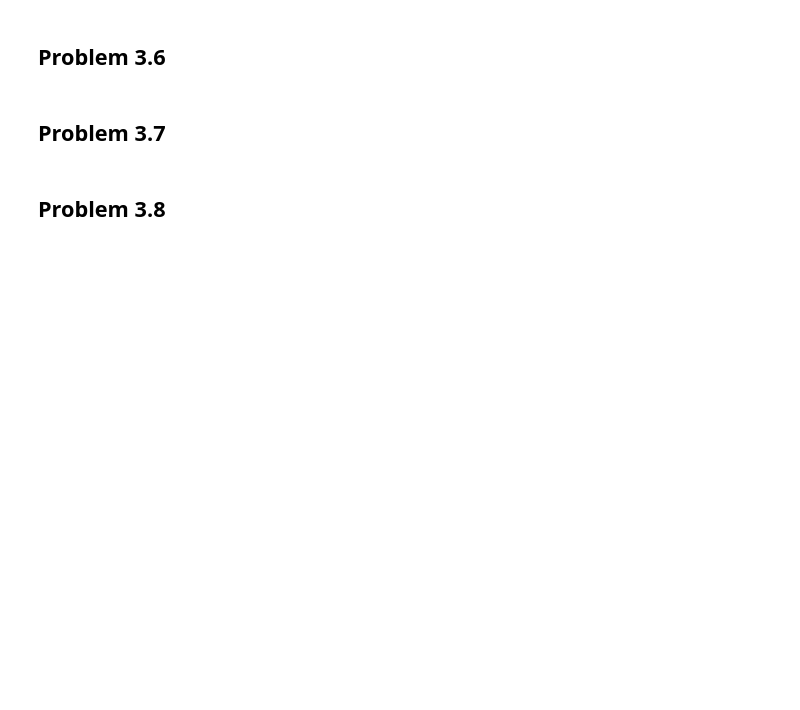
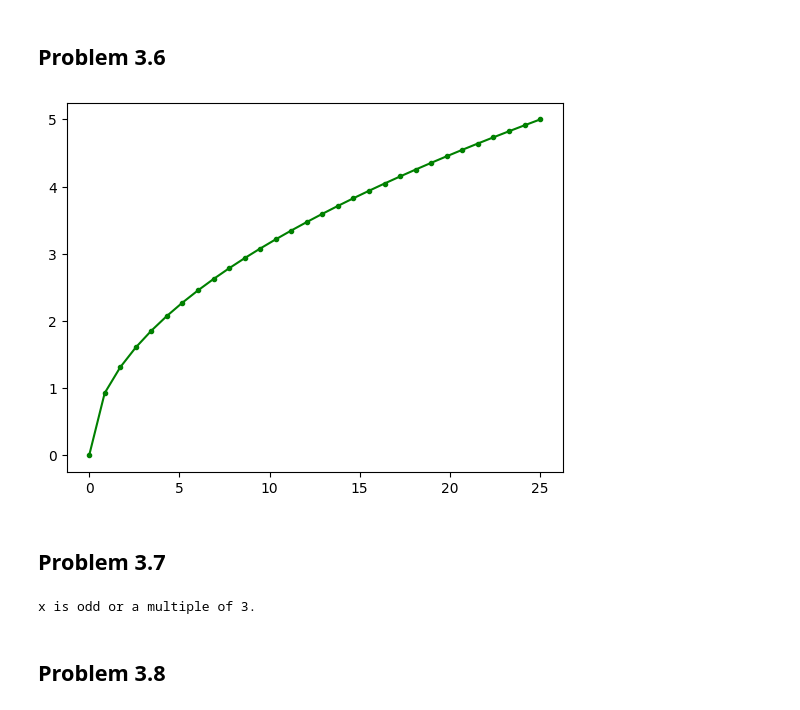
Before and after one commit to SPS-SP2273/learning-portfolio-shawn1368, a Jupyter notebook: Yuan Zhe's Problems/problem_set_3.ipynb, the cells around one changed output. Drawn from its saved outputs; the diff is of its cells as text; code cells hidden in the pictures; blank space fills up the shorter version.

```diff
--- a/Yuan Zhe's Problems/problem_set_3.ipynb
+++ b/Yuan Zhe's Problems/problem_set_3.ipynb
@@ -21,6 +121,30 @@ plt.xkcd()
 # %% [markdown]
 ## Problem 3.6
+# %%
+X = np.linspace(0, 25, 30)
+Y = np.sqrt(X)
+
+fig2, ax2 = plt.subplots()
+ax2.plot(X, Y, color="green", marker=".")
+fig2.savefig("graph_3.6_solution.png", format="png", dpi=600)
+# %% [output]
+[figure, added]
 # %% [markdown]
 ## Problem 3.7
+# %%
+def x_value(x):
+    # This implementation will print the first sentence it matches
+    if x % 2 == 1 and x % 3 == 0:
+        print("x is odd or a multiple of 3.")
+    elif x % 2 == 0 or x % 5 == 0:
+        print("x is even or a multiple of 5.")
+    elif x % 7 != 0:
+        print("x is not a multiple of 7.")
+    else:
+        print("None of the above.")
+
+x_value(63)
+# %% [output]
+x is odd or a multiple of 3.
 # %% [markdown]
 ## Problem 3.8
```
Also changed, not shown: parts of 15 cells of this notebook, 2 other files.
